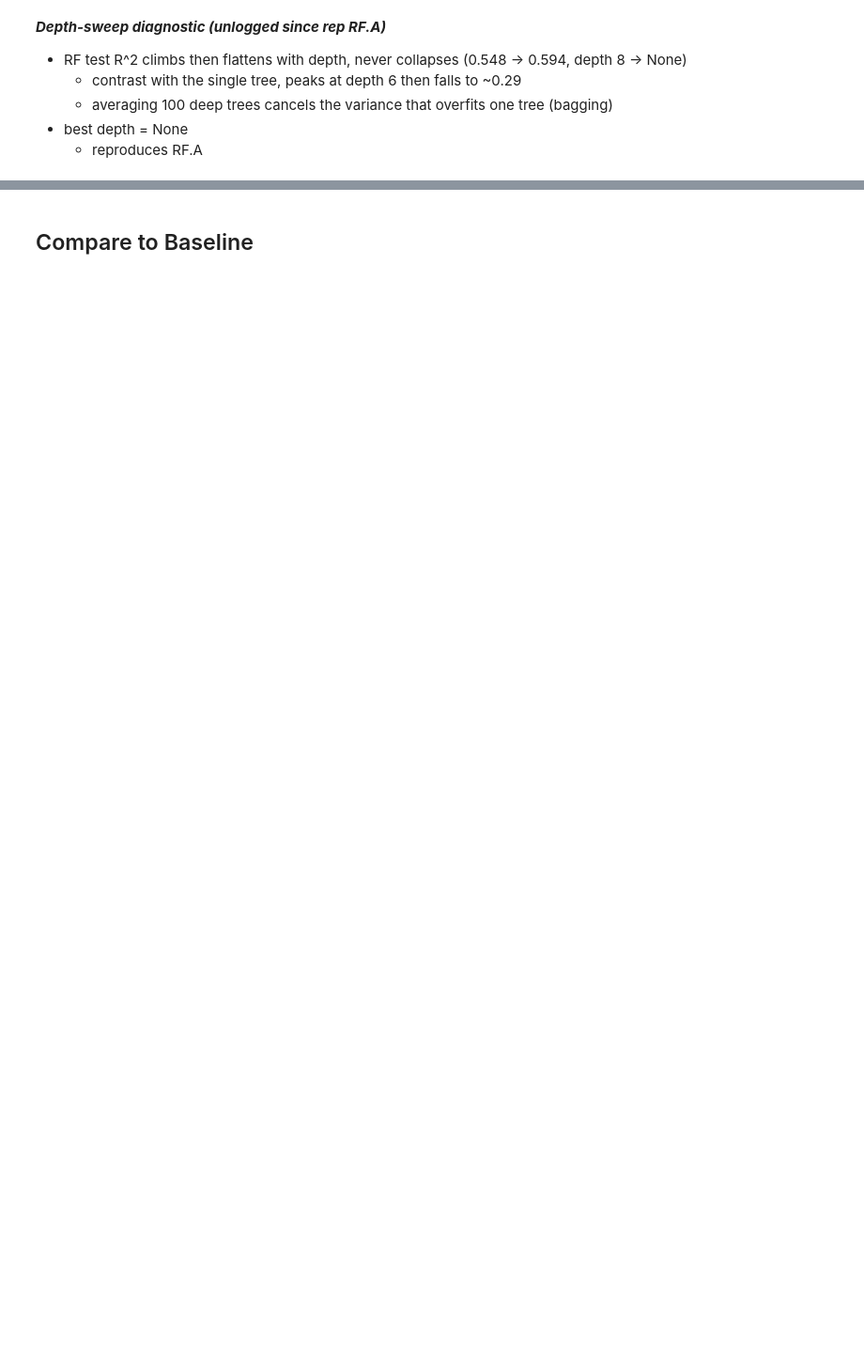
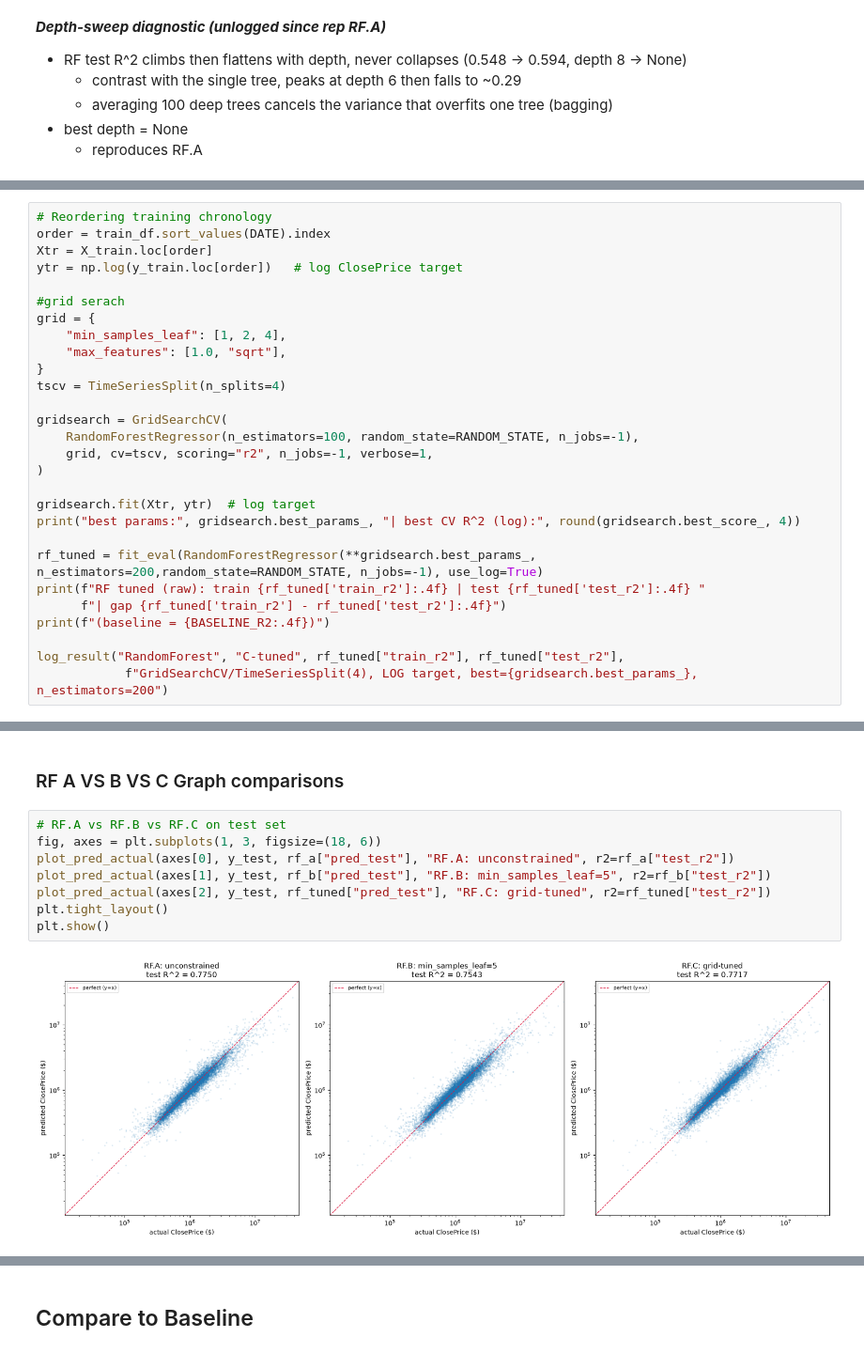
Before and after one commit to iviang/IDX-Exchange-DS-2026, a Jupyter notebook: Deliverables/Week 5/04_model_comparison.ipynb, the cells around one changed output, grey strips where cells are left out. Shown at 94% size. Saved outputs shown, nothing was run; the diff lists cells and outputs as text; blank space fills up the shorter version.

```diff
--- a/Deliverables/Week 5/04_model_comparison.ipynb
+++ b/Deliverables/Week 5/04_model_comparison.ipynb
@@ -510,0 +556,28 @@ plt.show()
+# %%
+# Reordering training chronology
+order = train_df.sort_values(DATE).index
+Xtr = X_train.loc[order]
+ytr = np.log(y_train.loc[order])   # log ClosePrice target
+
+#grid serach
+grid = {
+    "min_samples_leaf": [1, 2, 4],
+    "max_features": [1.0, "sqrt"],
+}
+tscv = TimeSeriesSplit(n_splits=4)
+
+gridsearch = GridSearchCV(
+    RandomForestRegressor(n_estimators=100, random_state=RANDOM_STATE, n_jobs=-1),
+    grid, cv=tscv, scoring="r2", n_jobs=-1, verbose=1,
+)
+
+gridsearch.fit(Xtr, ytr)  # log target
+print("best params:", gridsearch.best_params_, "| best CV R^2 (log):", round(gridsearch.best_score_, 4))
+
+rf_tuned = fit_eval(RandomForestRegressor(**gridsearch.best_params_, n_estimators=200,random_state=RANDOM_STATE, n_jobs=-1), use_log=True)
+print(f"RF tuned (raw): train {rf_tuned['train_r2']:.4f} | test {rf_tuned['test_r2']:.4f} "
+      f"| gap {rf_tuned['train_r2'] - rf_tuned['test_r2']:.4f}")
+print(f"(baseline = {BASELINE_R2:.4f})")
+
+log_result("RandomForest", "C-tuned", rf_tuned["train_r2"], rf_tuned["test_r2"],
+            f"GridSearchCV/TimeSeriesSplit(4), LOG target, best={gridsearch.best_params_}, n_estimators=200")
@@ -510,0 +614,12 @@ plt.show()
+# %% [markdown]
+### RF A VS B VS C Graph comparisons
+# %%
+# RF.A vs RF.B vs RF.C on test set
+fig, axes = plt.subplots(1, 3, figsize=(18, 6))
+plot_pred_actual(axes[0], y_test, rf_a["pred_test"], "RF.A: unconstrained", r2=rf_a["test_r2"])
+plot_pred_actual(axes[1], y_test, rf_b["pred_test"], "RF.B: min_samples_leaf=5", r2=rf_b["test_r2"])
+plot_pred_actual(axes[2], y_test, rf_tuned["pred_test"], "RF.C: grid-tuned", r2=rf_tuned["test_r2"])
+plt.tight_layout()
+plt.show()
+# %% [output]
+[figure, added]
```
Also changed, not shown: parts of 45 cells of this notebook, 1 other file.
